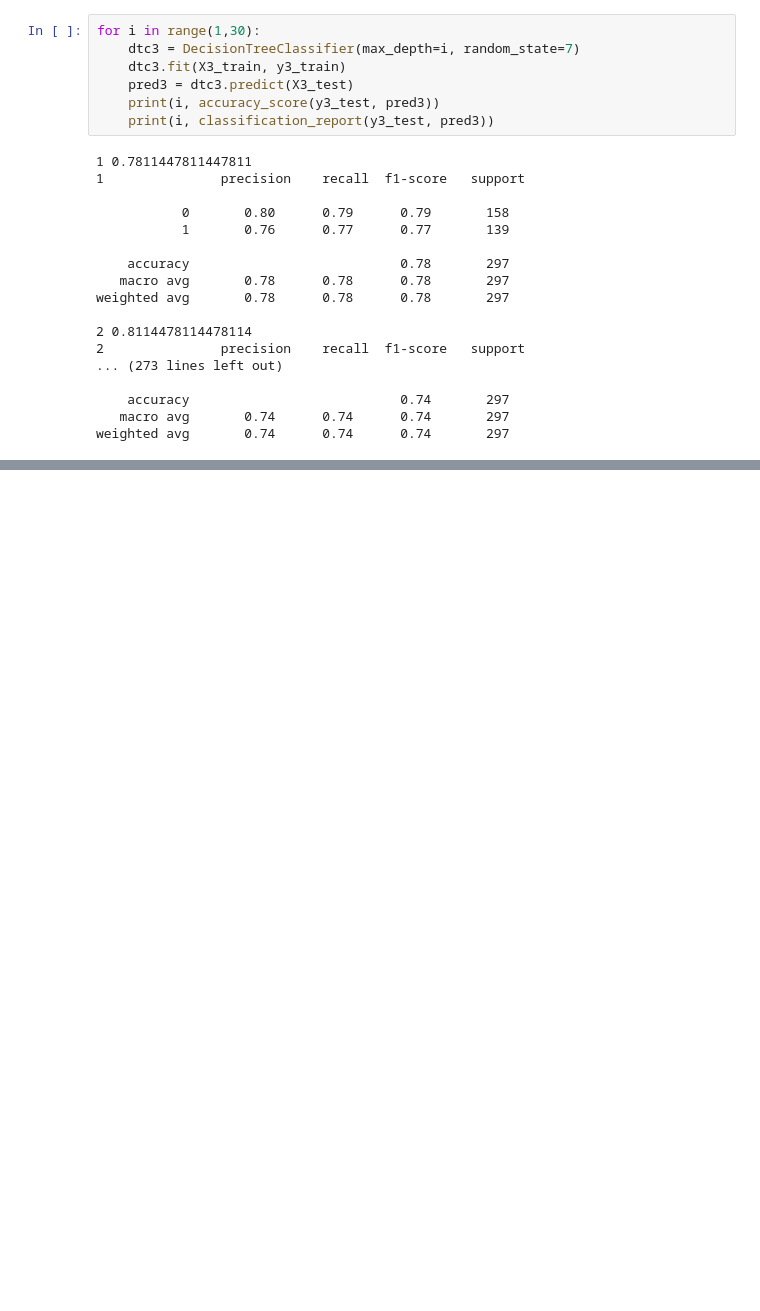
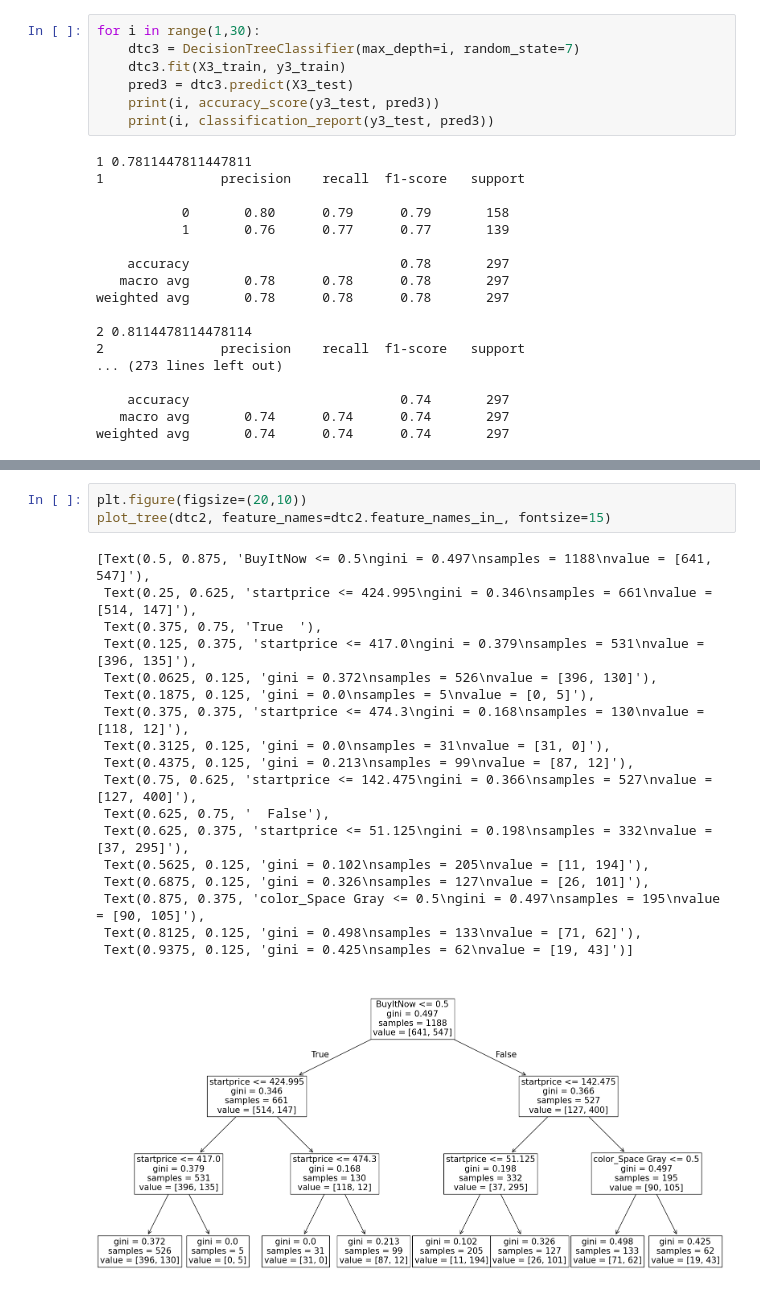
Before and after one commit to haram4th/fintech_pm_data_science, a Jupyter notebook: 06machine_learning/05데이터분석연습_이베이_휴대폰_판매데이터_예측_의사결정나무.ipynb, the cells around one changed output, grey strips where cells are left out. Cells and saved outputs as stored; diff of their text form; blank space fills up the shorter version.

```diff
--- a/06machine_learning/05데이터분석연습_이베이_휴대폰_판매데이터_예측_의사결정나무.ipynb
+++ b/06machine_learning/05데이터분석연습_이베이_휴대폰_판매데이터_예측_의사결정나무.ipynb
@@ -1270,0 +1322,22 @@ weighted avg       0.74      0.74      0.74       297
+# %%
+plt.figure(figsize=(20,10))
+plot_tree(dtc2, feature_names=dtc2.feature_names_in_, fontsize=15)
+# %% [output]
+[Text(0.5, 0.875, 'BuyItNow <= 0.5\ngini = 0.497\nsamples = 1188\nvalue = [641, 547]'),
+ Text(0.25, 0.625, 'startprice <= 424.995\ngini = 0.346\nsamples = 661\nvalue = [514, 147]'),
+ Text(0.375, 0.75, 'True  '),
+ Text(0.125, 0.375, 'startprice <= 417.0\ngini = 0.379\nsamples = 531\nvalue = [396, 135]'),
+ Text(0.0625, 0.125, 'gini = 0.372\nsamples = 526\nvalue = [396, 130]'),
+ Text(0.1875, 0.125, 'gini = 0.0\nsamples = 5\nvalue = [0, 5]'),
+ Text(0.375, 0.375, 'startprice <= 474.3\ngini = 0.168\nsamples = 130\nvalue = [118, 12]'),
+ Text(0.3125, 0.125, 'gini = 0.0\nsamples = 31\nvalue = [31, 0]'),
+ Text(0.4375, 0.125, 'gini = 0.213\nsamples = 99\nvalue = [87, 12]'),
+ Text(0.75, 0.625, 'startprice <= 142.475\ngini = 0.366\nsamples = 527\nvalue = [127, 400]'),
+ Text(0.625, 0.75, '  False'),
+ Text(0.625, 0.375, 'startprice <= 51.125\ngini = 0.198\nsamples = 332\nvalue = [37, 295]'),
+ Text(0.5625, 0.125, 'gini = 0.102\nsamples = 205\nvalue = [11, 194]'),
+ Text(0.6875, 0.125, 'gini = 0.326\nsamples = 127\nvalue = [26, 101]'),
+ Text(0.875, 0.375, 'color_Space Gray <= 0.5\ngini = 0.497\nsamples = 195\nvalue = [90, 105]'),
+ Text(0.8125, 0.125, 'gini = 0.498\nsamples = 133\nvalue = [71, 62]'),
+ Text(0.9375, 0.125, 'gini = 0.425\nsamples = 62\nvalue = [19, 43]')]
+[figure, added]
```
Also changed, not shown: parts of 17 cells of this notebook, 3 other files.
